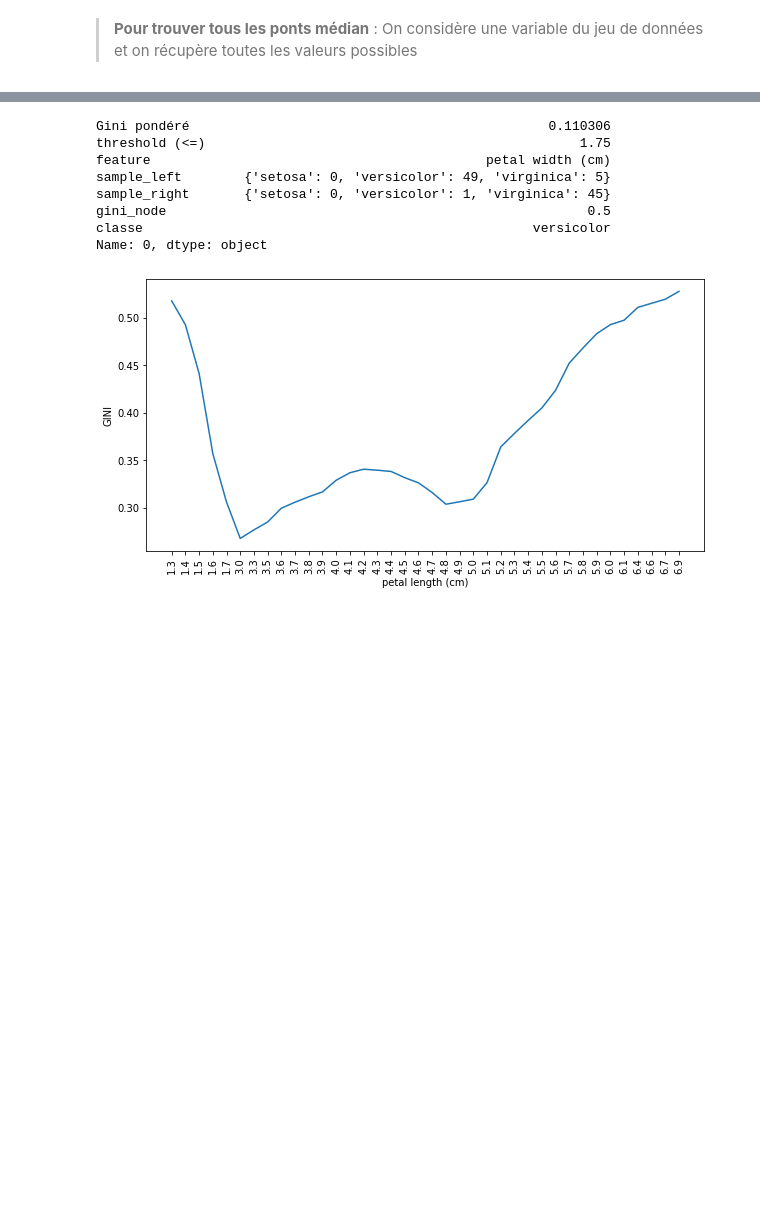
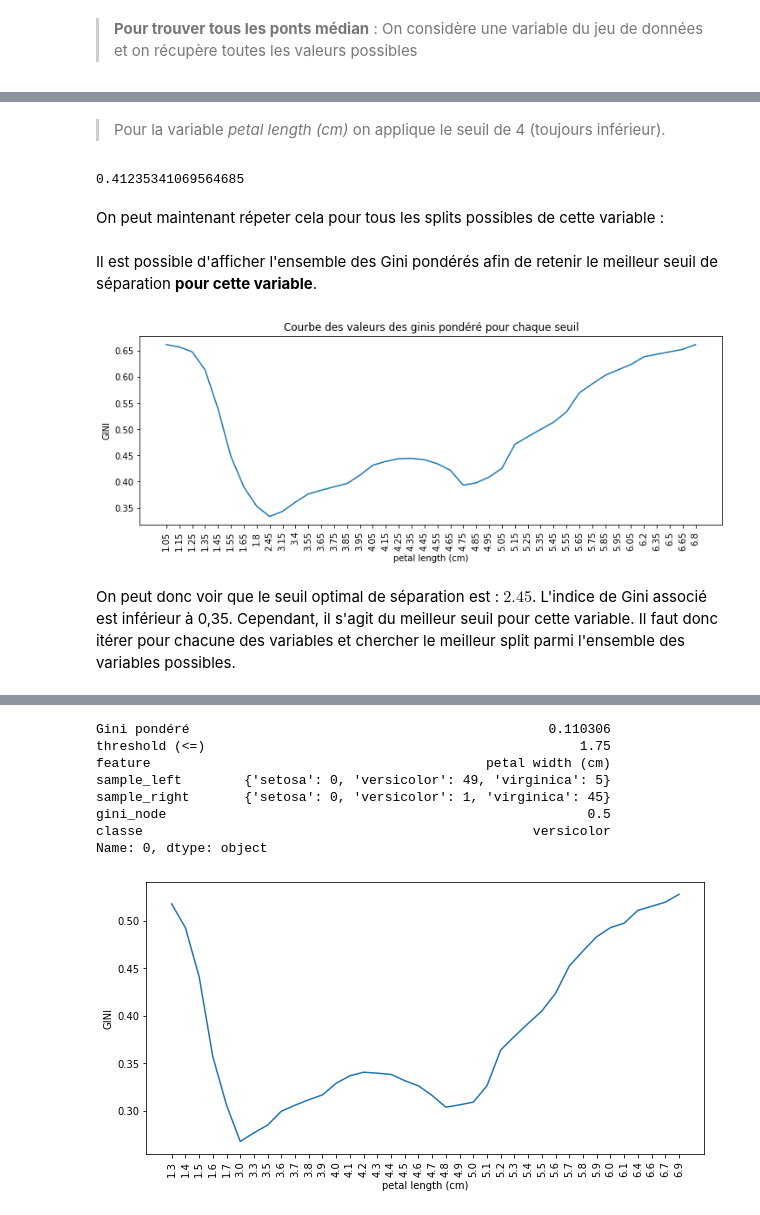
Before and after one commit to titigmr/ML, a Jupyter notebook: CART.ipynb, the cells around one changed output, grey strips where cells are left out. Cells and saved outputs as stored; diff of their text form; code cells hidden in the pictures; blank space fills up the shorter version.

Commit message:
plot de tous les seuils

```diff
--- a/CART.ipynb
+++ b/CART.ipynb
@@ -104,3 +139,47 @@ array([1.05, 1.15, 1.25, 1.35, 1.45])
+# %%
+def node_child(X,y,var,threshold):
+    classe = X[var] < threshold
+
+    m = len(y)
+    number_left = sum(classe)
+    number_right = sum(~classe)
+
+    gini_left = 1.0 - sum((sum(classe[y == i]) / number_left) ** 2
+                      for i in np.unique(y))
+    gini_right = 1.0 - sum((sum(~classe[y == i]) / number_right) ** 2
+                       for i in np.unique(y))
+
+    gini_pondere = (number_left * gini_left + number_right * gini_right) / m
+    return gini_pondere
+# %% [markdown]
+> Pour la variable *petal length (cm)* on applique le seuil de 4 (toujours inférieur).
+# %%
+node_child(X,y, "petal length (cm)",4)
+# %% [output]
+0.41235341069564685
+# %% [markdown]
+On peut maintenant répeter cela pour tous les splits possibles de cette variable :
+# %%
+liste_gini_pondere = []
+
+for i in __make_threshold(np.unique(X["petal length (cm)"])):
+    gini_pondere = node_child(X,y,'petal length (cm)',i)
+    liste_gini_pondere.append((gini_pondere,i))
+# %% [markdown]
+Il est possible d'afficher l'ensemble des Gini pondérés afin de retenir le meilleur seuil de séparation **pour cette variable**.
+# %%
+plt.figure(figsize=(12,4))
+plt.plot([i[0] for i in liste_gini_pondere])
+plt.xticks(ticks=range(len(liste_gini_pondere)),
+           labels=[np.round(i[1],2) for i in liste_gini_pondere],
+           rotation='vertical')
+plt.xlabel(iris.feature_names[2])
+plt.ylabel('GINI');
+plt.title('Courbe des valeurs des ginis pondéré pour chaque seuil');
+# %% [output]
+[figure, added]
+# %% [markdown]
+On peut donc voir que le seuil optimal de séparation est : $2.45$. L'indice de Gini associé est inférieur à 0,35. Cependant, il s'agit du meilleur seuil pour cette variable. Il faut donc itérer pour chacune des variables et chercher le meilleur split parmi l'ensemble des variables possibles.
 # %%
 class DecisionTreeClassif():
     def __init__(self, max_depth=None, target_name=None):
```
Also changed, not shown: parts of 27 cells of this notebook.
